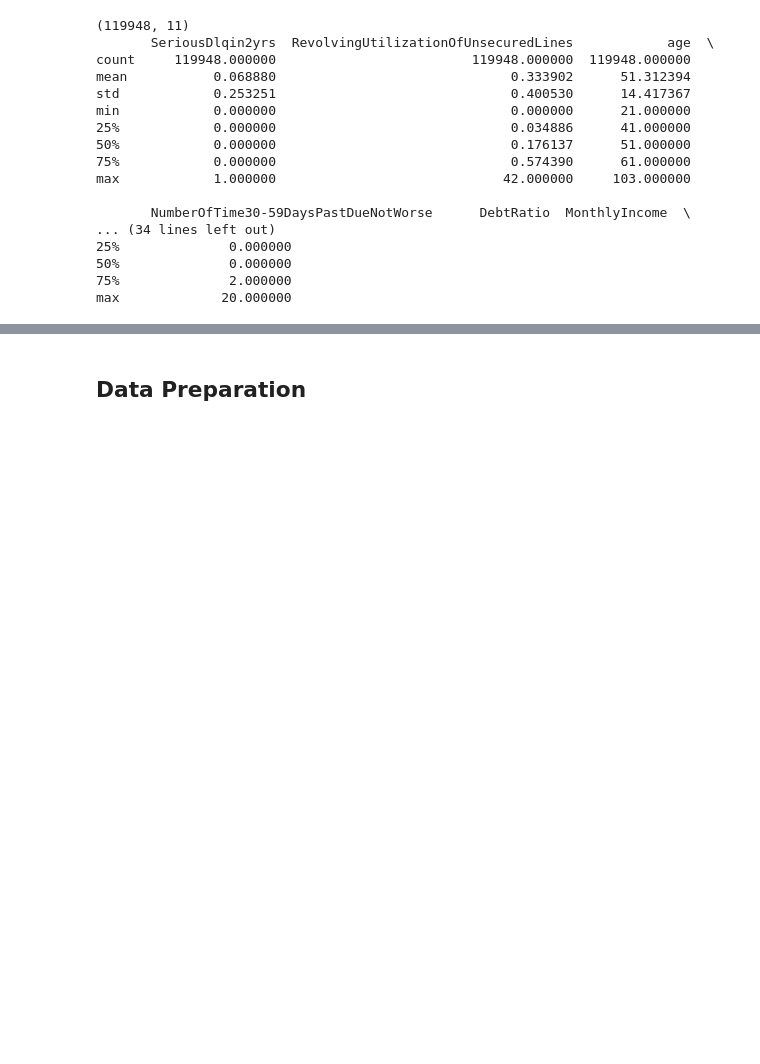
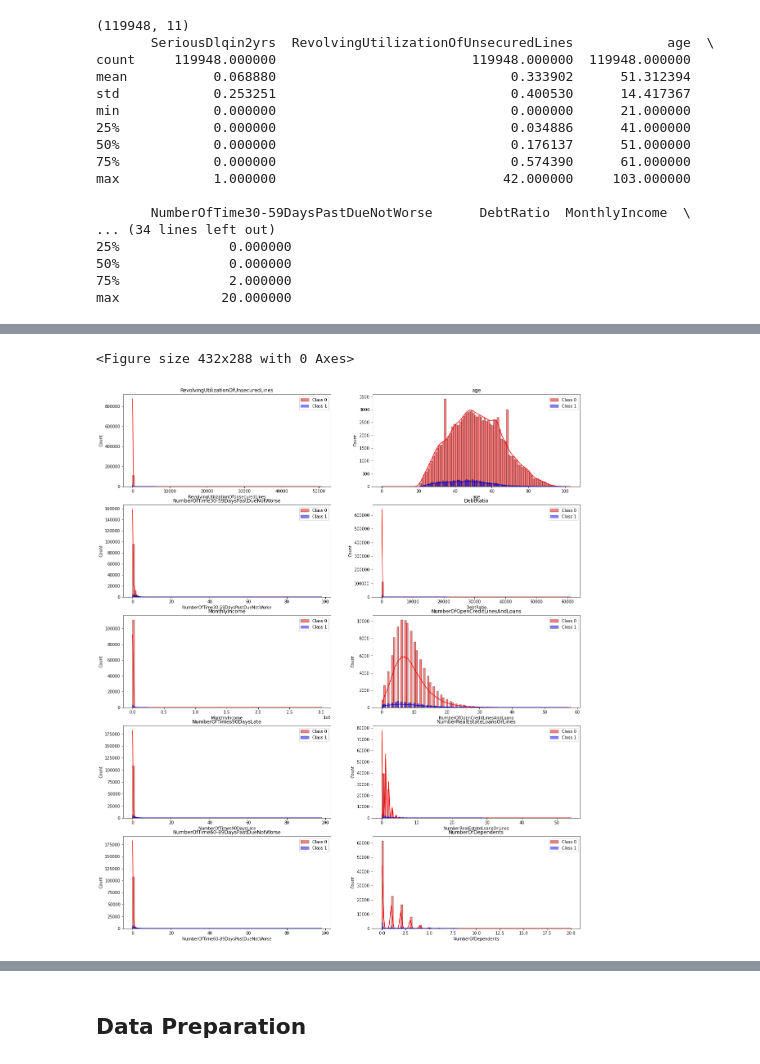
Before and after one commit to kimsternator/ECE-225-Project, a Jupyter notebook: ECE 225 Project.ipynb, the cells around one changed output, grey strips where cells are left out. Cells and saved outputs as stored; diff of their text form; code cells hidden in the pictures; blank space fills up the shorter version.

Commit message:
Matrix analysis

```diff
--- a/ECE 225 Project.ipynb
+++ b/ECE 225 Project.ipynb
@@ -682,0 +686,23 @@ max             20.000000
+# %%
+import pandas as pd
+import matplotlib.pyplot as plt
+import seaborn as sns
+
+data = pd.read_csv("./Cleaned Data/Analysis/cleaned_data.csv")
+
+plt.figure()
+fig, ax = plt.subplots(5, 2,figsize=(20, 24))
+index = 1
+for feature in data.columns:
+    if feature == "SeriousDlqin2yrs":
+        continue
+    plt.subplot(5, 2, index)
+    sns.histplot(data[data["SeriousDlqin2yrs"] == 0][feature],color="red", kde=True,bins=100, label='Class 0')
+    sns.histplot(data[data["SeriousDlqin2yrs"] == 1][feature],color="blue", kde=True,bins=100, label='Class 1')
+    plt.title(feature)
+    plt.legend()
+    index += 17
+plt.show()
+# %% [output]
+<Figure size 432x288 with 0 Axes>
+[figure, added]
```
Also changed, not shown: parts of 9 cells of this notebook.
